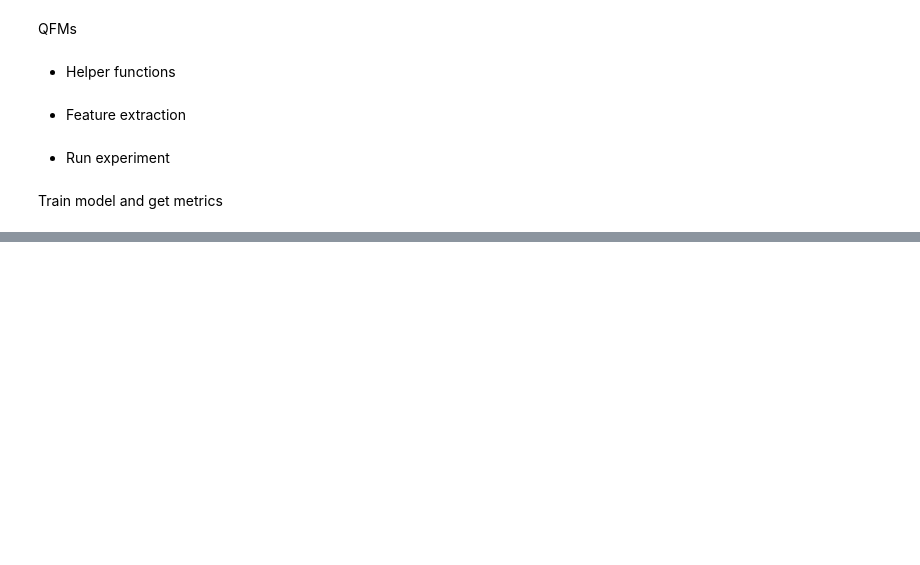
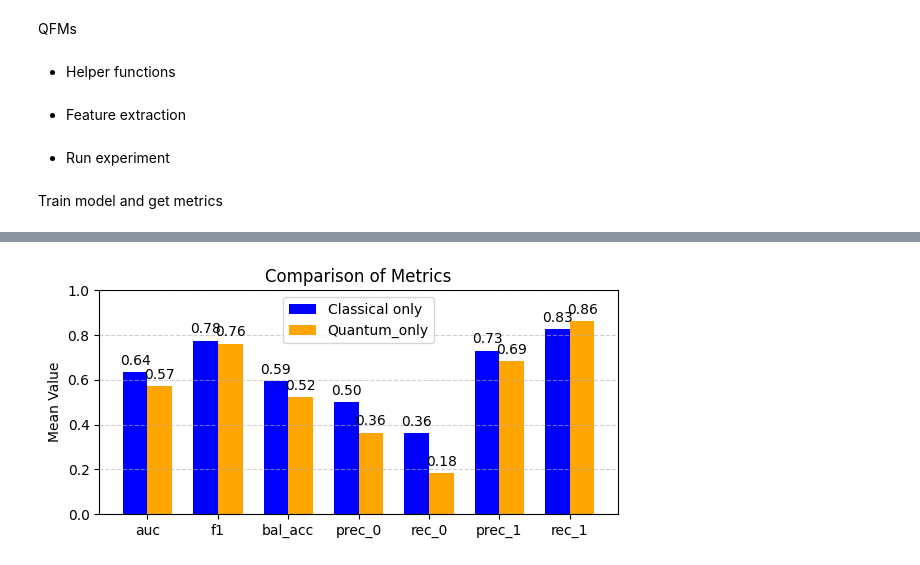
Before and after one commit to JiriVitak/Quantum-feature-maps, a Jupyter notebook: Improved_QFM.ipynb, the cells around one changed output, grey strips where cells are left out. Saved outputs shown, nothing was run; the diff lists cells and outputs as text; code cells hidden in the pictures; blank space fills up the shorter version.

```diff
--- a/Improved_QFM.ipynb
+++ b/Improved_QFM.ipynb
@@ -476,0 +530,5 @@ plot_metrics_bar(metrics_classical_top5, metrics_quantum_top5)
+# %%
+metrics_quantum_top5 = json.load(open("saved_models/quantum_top5_50R_40m/metrics.json"))
+plot_metrics_bar(metrics_classical_top5, metrics_quantum_top5)
+# %% [output]
+[figure, added]
```
Also changed, not shown: parts of 19 cells of this notebook, 43 other files.
